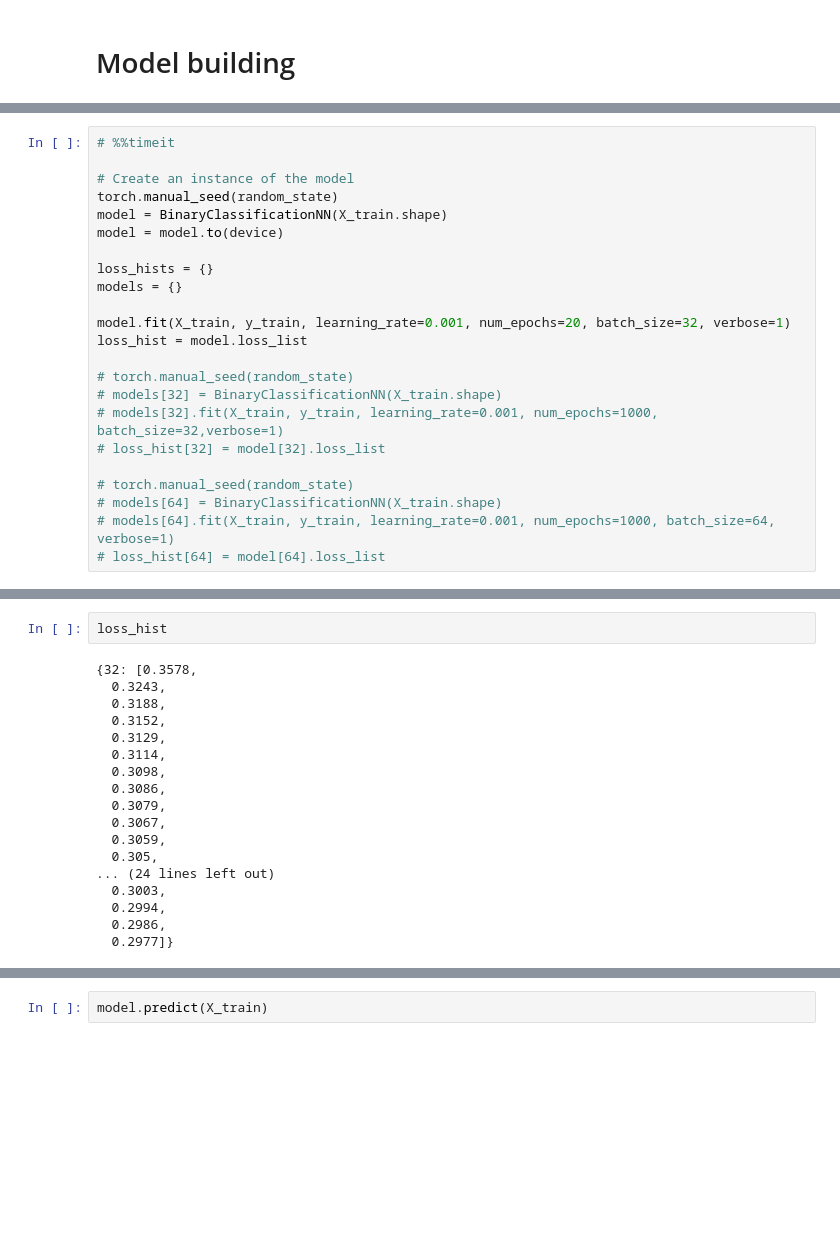
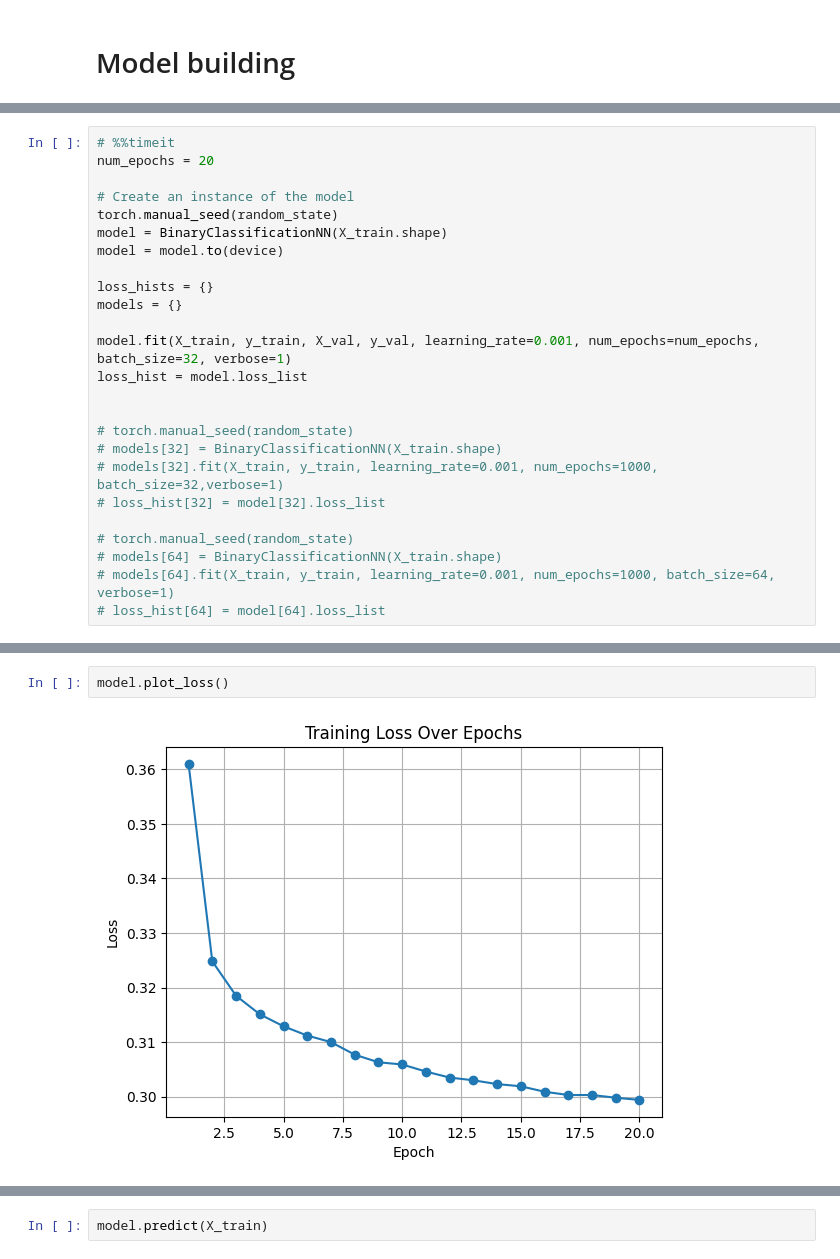
Before and after one commit to ReadingHui/tabular-playground-s4e10-loan-approval, a Jupyter notebook: loan-approval-pytorch.ipynb, the cells around one changed output, grey strips where cells are left out. Drawn from its saved outputs; the diff is of its cells as text; blank space fills up the shorter version.

Commit message:
Updated plot function in model

```diff
--- a/loan-approval-pytorch.ipynb
+++ b/loan-approval-pytorch.ipynb
@@ -207,5 +245,6 @@ class BinaryClassificationNN(nn.Module):
 # %%
 # %%timeit
+num_epochs = 20
 
 # Create an instance of the model
 torch.manual_seed(random_state)
@@ -215,8 +254,9 @@ model = model.to(device)
 loss_hists = {}
 models = {}
 
-model.fit(X_train, y_train, learning_rate=0.001, num_epochs=20, batch_size=32, verbose=1)
+model.fit(X_train, y_train, X_val, y_val, learning_rate=0.001, num_epochs=num_epochs, batch_size=32, verbose=1)
 loss_hist = model.loss_list
+
 
 # torch.manual_seed(random_state)
 # models[32] = BinaryClassificationNN(X_train.shape)
@@ -278,20 +291,4 @@ plt.show()
-# %%
-loss_hist
-# %% [output]
-{32: [0.3578,
-  0.3243,
-  0.3188,
-  0.3152,
-  0.3129,
-  0.3114,
-  0.3098,
-  0.3086,
-  0.3079,
-  0.3067,
-  0.3059,
-  0.305,
-... (24 lines left out)
-  0.3003,
-  0.2994,
-  0.2986,
-  0.2977]}
+# %%
+model.plot_loss()
+# %% [output]
+[figure, added]
```
Also changed, not shown: parts of 5 cells of this notebook.
